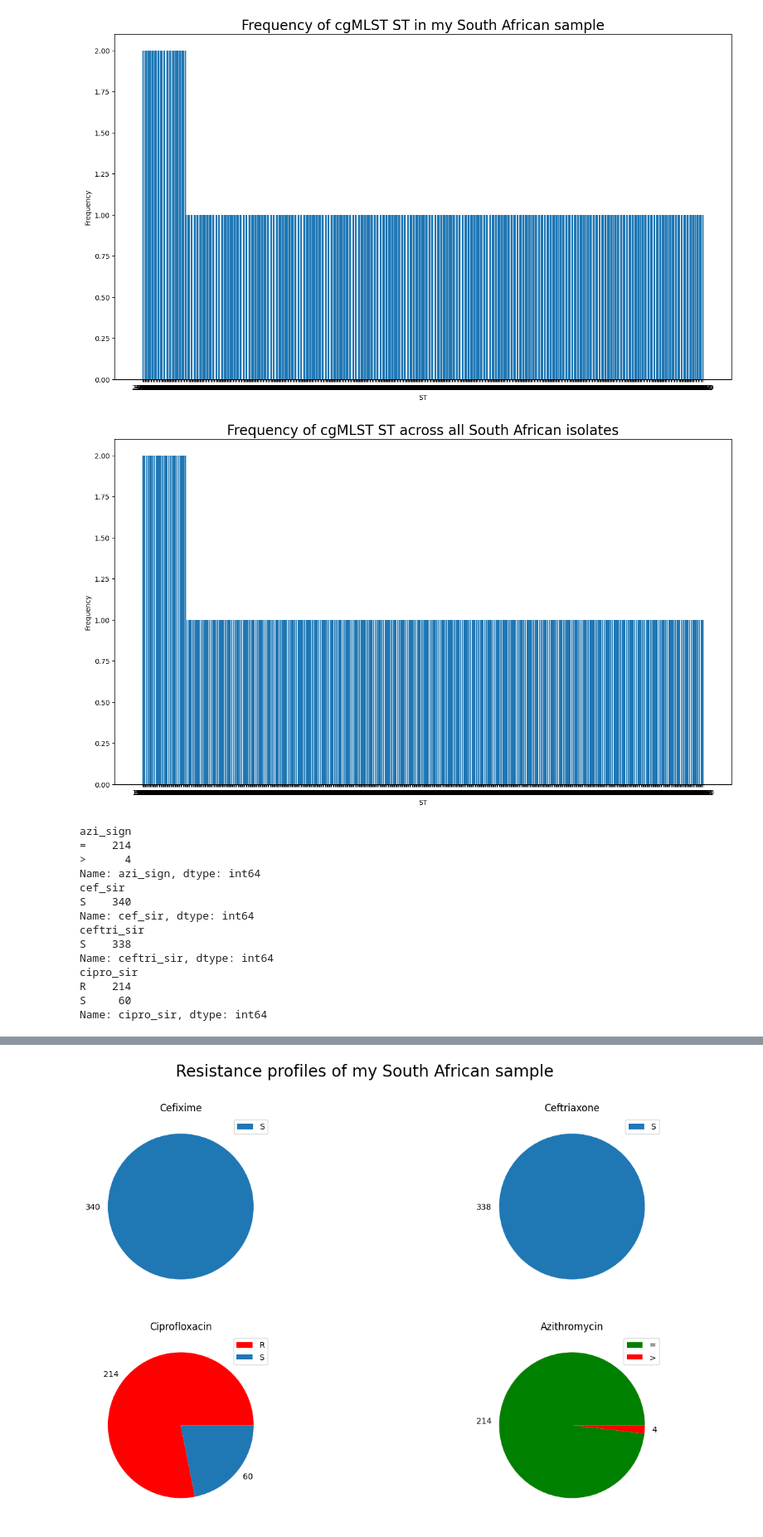
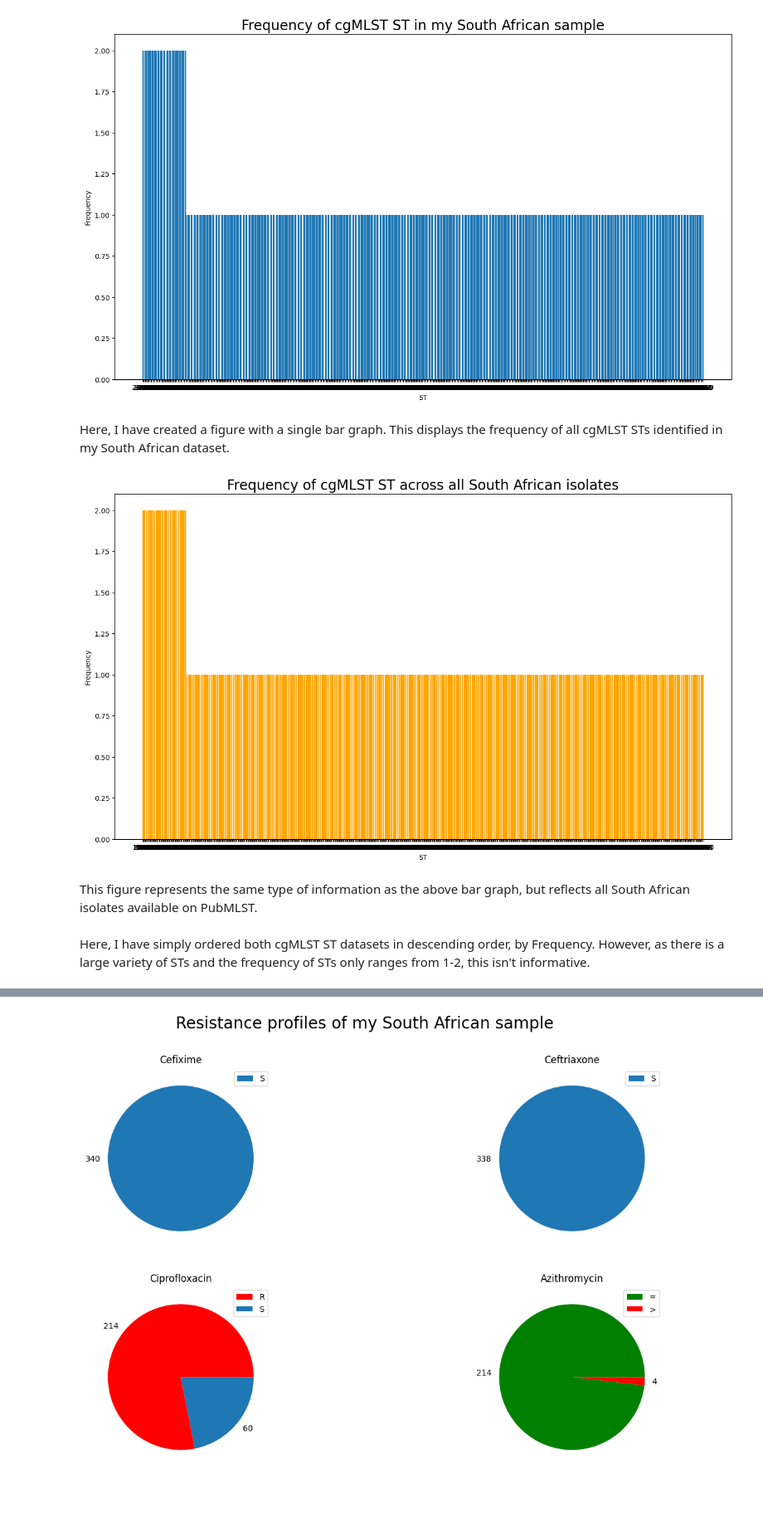
Before and after one commit to watchlotr/NGonorrhoeae_Y4, a Jupyter notebook: NG_Figures.ipynb, the cells around one changed output, grey strips where cells are left out. Shown at 83% size. Saved outputs shown, nothing was run; the diff lists cells and outputs as text; code cells hidden in the pictures; blank space fills up the shorter version.

Commit message:
Commit 6 - adds LIN Code data and explanations of code

```diff
--- a/NG_Figures.ipynb
+++ b/NG_Figures.ipynb
@@ -127,61 +208,25 @@ plt.ylabel("Frequency")
 plt.show()
 # %% [output]
 [figure]
+# %% [markdown]
+Here, I have created a figure with a single bar graph. This displays the frequency of all cgMLST STs identified in my South African dataset.
 # %%
 sa_cgmlst: pd.DataFrame = pd.read_csv("Data/sa_cgmlst.csv", sep = ",", header = "infer")
 
 sa_cgmlst.head()
 
 sa_cgmlst.cgST = sa_cgmlst.cgST.astype(str)
 
 fig = plt.figure(figsize = (16,9))
 
-plt.bar(x = sa_cgmlst.cgST, height = sa_cgmlst.Frequency)
+plt.bar(x = sa_cgmlst.cgST, height = sa_cgmlst.Frequency, color = "orange")
 
 plt.title("Frequency of cgMLST ST across all South African isolates", fontsize = 20)
 plt.xlabel("ST")
 plt.ylabel("Frequency")
 
 plt.show()
 # %% [output]
-[figure, old version]
+[figure, new version]
-# %%
-my_amr: pd.DataFrame = pd.read_csv("Data/mydata_amr_prof.csv", sep = ",", header = "infer")
-
-my_amr.head()
-
-my_amr.rename(columns = {"azithromycin_mic_sign": "azi_sign", 'cefixime_SIR': "cef_sir", 'ceftriaxone_SIR': "ceftri_sir", "ciprofloxacin_SIR": "cipro_sir"}, inplace = True)
-
-my_amr.head()
-
-my_azi = my_amr.azi_sign.dropna(axis = 0, how = "any")
-my_cef = my_amr.cef_sir.dropna(axis = 0, how = "any")
-my_ceftri = my_amr.ceftri_sir.dropna(axis = 0, how = "any")
-my_cipro = my_amr.cipro_sir.dropna(axis = 0, how = "any")
-
-amr_azi = my_azi.groupby(my_azi).count()
-print(amr_azi)
-
-amr_cef = my_cef.groupby(my_cef).count()
-print(amr_cef)
-
-amr_ceftri = my_ceftri.groupby(my_ceftri).count()
-print(amr_ceftri)
-
-amr_cipro = my_cipro.groupby(my_cipro).count()
-print(amr_cipro)
-# %% [output]
-azi_sign
-=    214
->      4
-Name: azi_sign, dtype: int64
-cef_sir
-S    340
-Name: cef_sir, dtype: int64
-ceftri_sir
-S    338
-Name: ceftri_sir, dtype: int64
-cipro_sir
-R    214
-S     60
-Name: cipro_sir, dtype: int64
+# %% [markdown]
+This figure represents the same type of information as the above bar graph, but reflects all South African isolates available on PubMLST.
@@ -187,0 +245,2 @@ Name: cipro_sir, dtype: int64
+# %% [markdown]
+Here, I have simply ordered both cgMLST ST datasets in descending order, by Frequency. However, as there is a large variety of STs and the frequency of STs only ranges from 1-2, this isn't informative.
```
Also changed, not shown: parts of 29 cells of this notebook, 1 other file.
